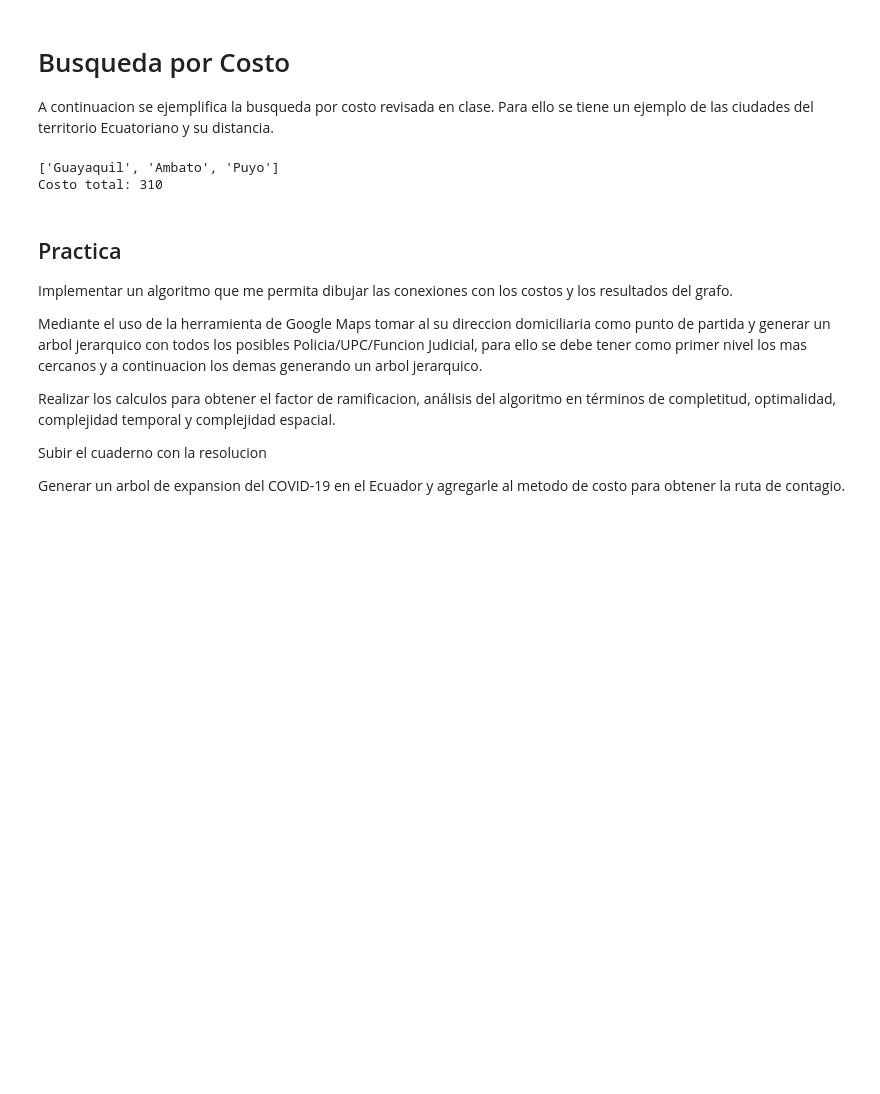
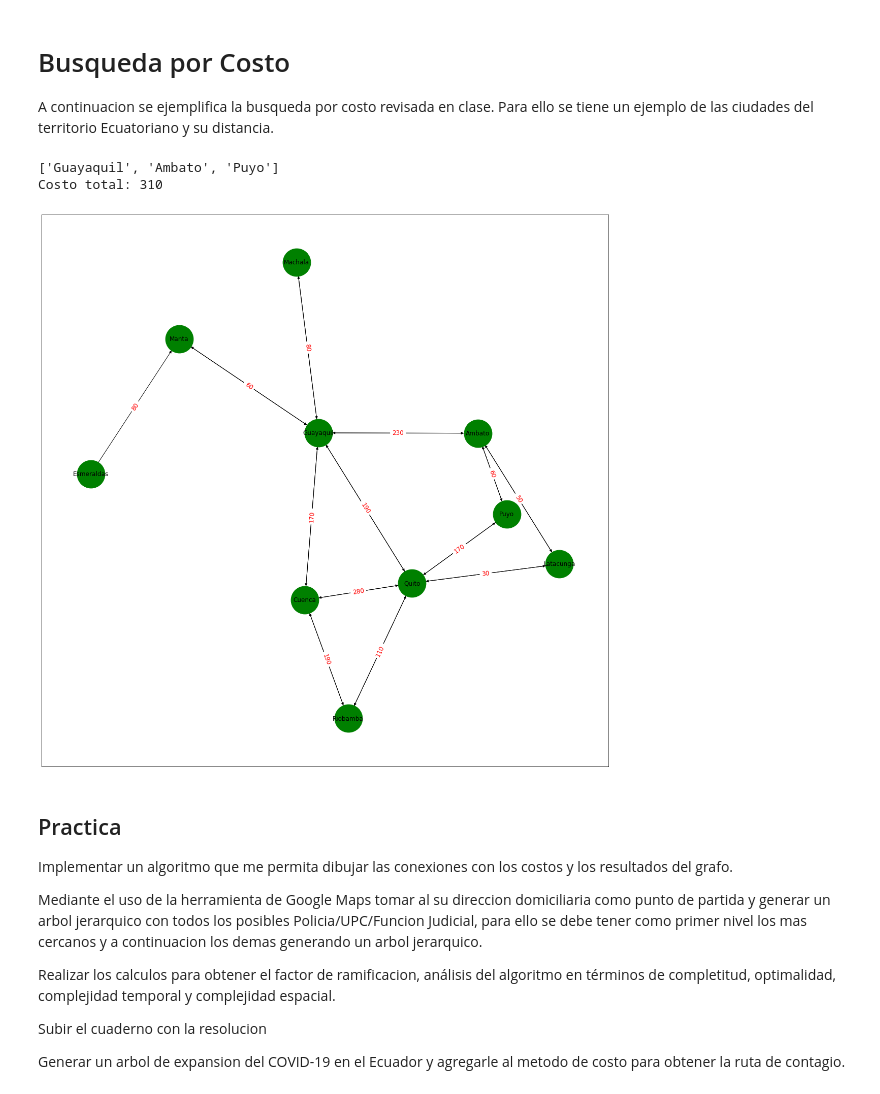
Before and after one commit to FannyCristina/TrabajosIA, a Jupyter notebook: IAPython-master/BusquedaCosto.ipynb, the cells around one changed output. Saved outputs shown, nothing was run; the diff lists cells and outputs as text; code cells hidden in the pictures; blank space fills up the shorter version.

```diff
--- a/IAPython-master/BusquedaCosto.ipynb
+++ b/IAPython-master/BusquedaCosto.ipynb
@@ -80,33 +80,54 @@ if __name__ == "__main__":
         'Latacunga': {'Ambato':50, 'Quito':30},
         'Esmeraldas': {'Manta':80},
         'Manta': {'Guayaquil':60},
         'Quito': {'Riobamba':110, 'Latacunga':30, 'Cuenca':280, 'Guayaquil':190, 'Puyo':170},
         'Riobamba': {'Cuenca':190, 'Quito':110},
         'Ambato': {'Latacunga':50, 'Puyo':80, 'Guayaquil':230},
         'Puyo': {'Ambato':60, 'Quito':170},
         'Machala': {'Guayaquil':80},
         'Guayaquil': {'Machala':80, 'Ambato':230, 'Quito':190, 'Cuenca':170, 'Manta':60}
     }
 
     init_state = 'Guayaquil'
     solution = 'Puyo'
     solution_node = search_costo_solucion(connections, init_state, solution)
     # mostrar resultado
     result = []
     node = solution_node
     if node is not None:
         while node.fathr is not None:
             result.append(node.data)
             node = node.fathr
         result.append(init_state)
         result.reverse() # Reverso el resultado (Solo para presentar)
         print(result)
         print("Costo total: %s" % str(solution_node.cost)) # Imprimir el costo total de llegar al nodo
     else:
         print("No hay solucion !!!!")
+
+import networkx as nx
+import numpy as np
+import matplotlib.pyplot as plt
+
+def grafico(diccionario):
+    g = nx.DiGraph()
+    g.add_nodes_from(diccionario)
+    for valor, listaValor in diccionario.items():
+        for a in listaValor:
+            g.add_edge(valor,a,size=250,length=str(listaValor[a]))
+
+    posicion = nx.spring_layout(g)
+    plt.figure(figsize=(20,20))
+    labels = nx.get_edge_attributes(g,'length')
+    nx.draw_networkx(g, posicion, node_color = 'green', with_labels = True, node_size=3000)
+    nx.draw_networkx_edge_labels(g,posicion,edge_labels=labels,font_color='red',font_size=12)
+    plt.show()
+
+grafico(connections)
 # %% [output]
 ['Guayaquil', 'Ambato', 'Puyo']
 Costo total: 310
+[figure, added]
 # %% [markdown]
 ## Practica
 
```
Also changed, not shown: parts of 6 cells of this notebook.
